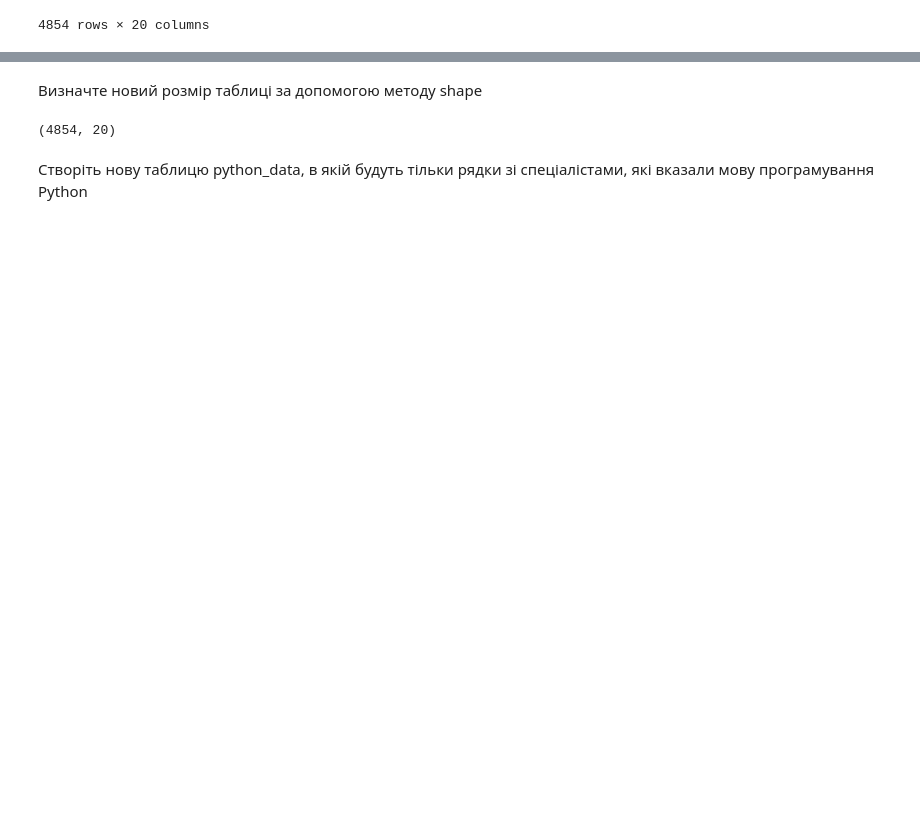
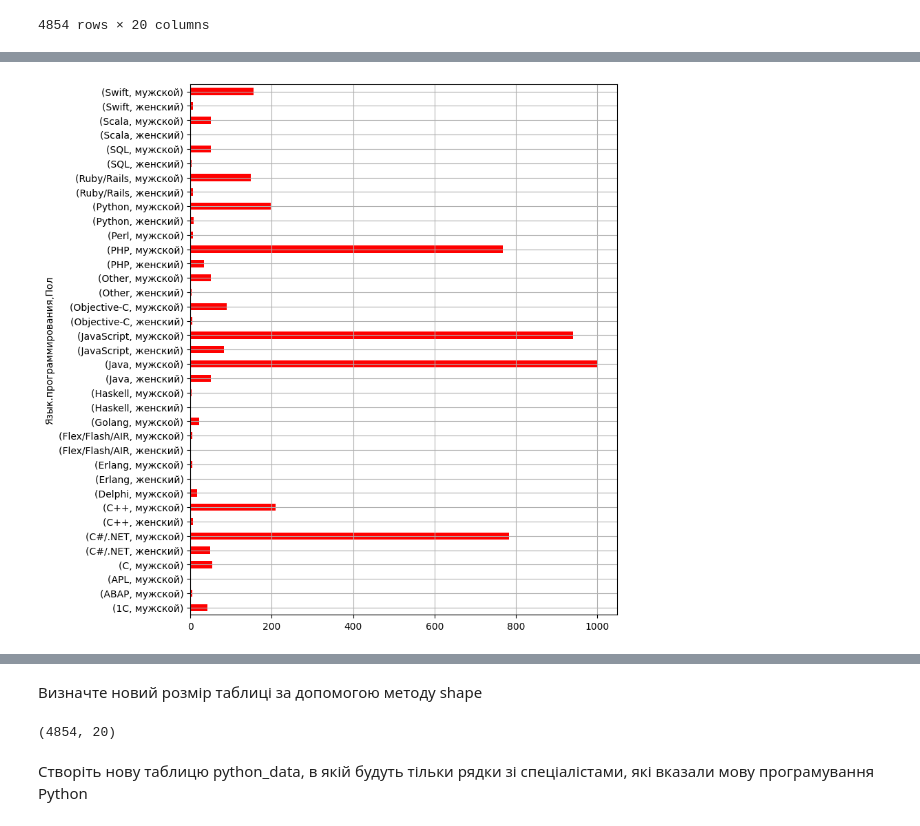
Before and after one commit to alex-kondr/Data_Science_HW_2, a Jupyter notebook: HW_2_2.ipynb, the cells around one changed output, grey strips where cells are left out. Drawn from its saved outputs; the diff is of its cells as text; code cells hidden in the pictures; blank space fills up the shorter version.

```diff
--- a/HW_2_2.ipynb
+++ b/HW_2_2.ipynb
@@ -129,3 +139,6 @@ df
 | 8701 | 8702 | Junior Software Engineer | Ruby/Rails | 1 | 0.5 | 800 | ... |
 | 8703 | 8704 | Senior Software Engineer | Java | 7 | 2 | 5000 | ... |
 4854 rows × 20 columns
+# %%
+group_by_language_gender = df.groupby(['Язык.программирования', 'Пол'])['Пол'].agg('count')
+group_by_language_gender
@@ -131,0 +163,5 @@ df
+# %%
+group_by_language_gender.plot(kind='barh', figsize=(8, 10), color='red')
+plt.grid()
+# %% [output]
+[figure, added]
```
Also changed, not shown: parts of 7 cells of this notebook.
